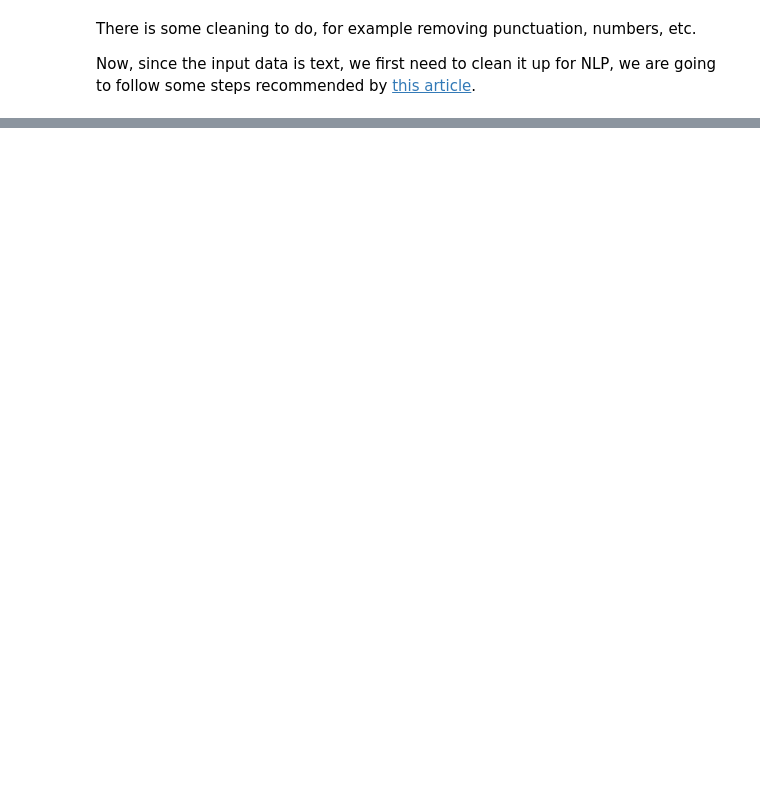
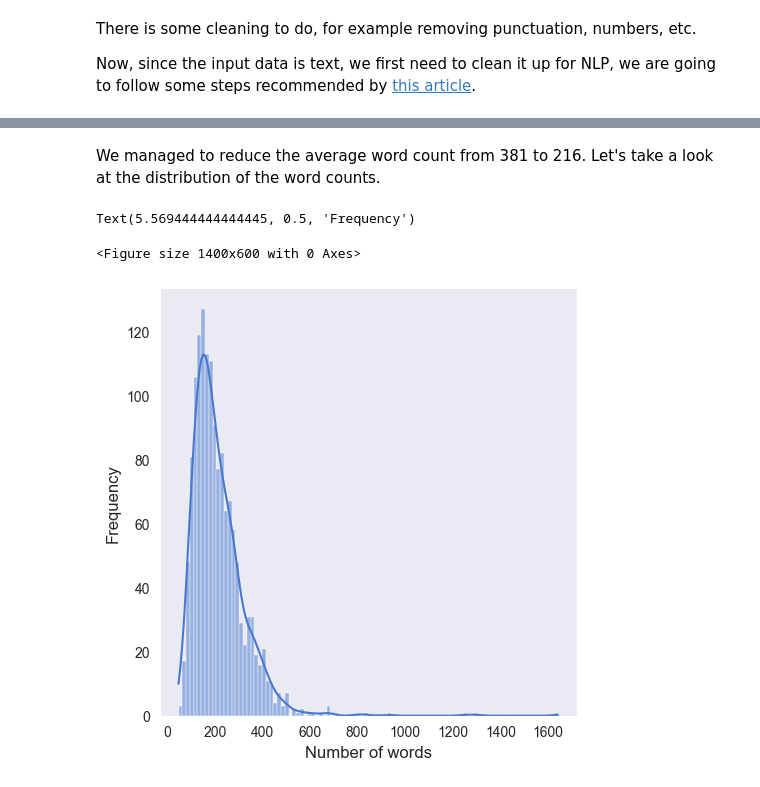
Before and after one commit to JuanDa14Sa/BBC-News-Classification, a Jupyter notebook: bbc_classification.ipynb, the cells around one changed output, grey strips where cells are left out. Drawn from its saved outputs; the diff is of its cells as text; code cells hidden in the pictures; blank space fills up the shorter version.

```diff
--- a/bbc_classification.ipynb
+++ b/bbc_classification.ipynb
@@ -114,0 +234,11 @@ stopwords = nltk.corpus.stopwords.words('english')
+# %% [markdown]
+We managed to reduce the average word count from 381 to 216. Let's take a look at the distribution of the word counts.
+# %%
+plt.figure(figsize=(14,6))
+sns.displot(df_train_news['num_words_pre'], kind='hist', kde= True, bins=100)
+plt.xlabel('Number of words', fontsize=12)
+plt.ylabel('Frequency', fontsize=12)
+# %% [output]
+Text(5.569444444444445, 0.5, 'Frequency')
+<Figure size 1400x600 with 0 Axes>
+[figure, added]
```
Also changed, not shown: parts of 32 cells of this notebook.
